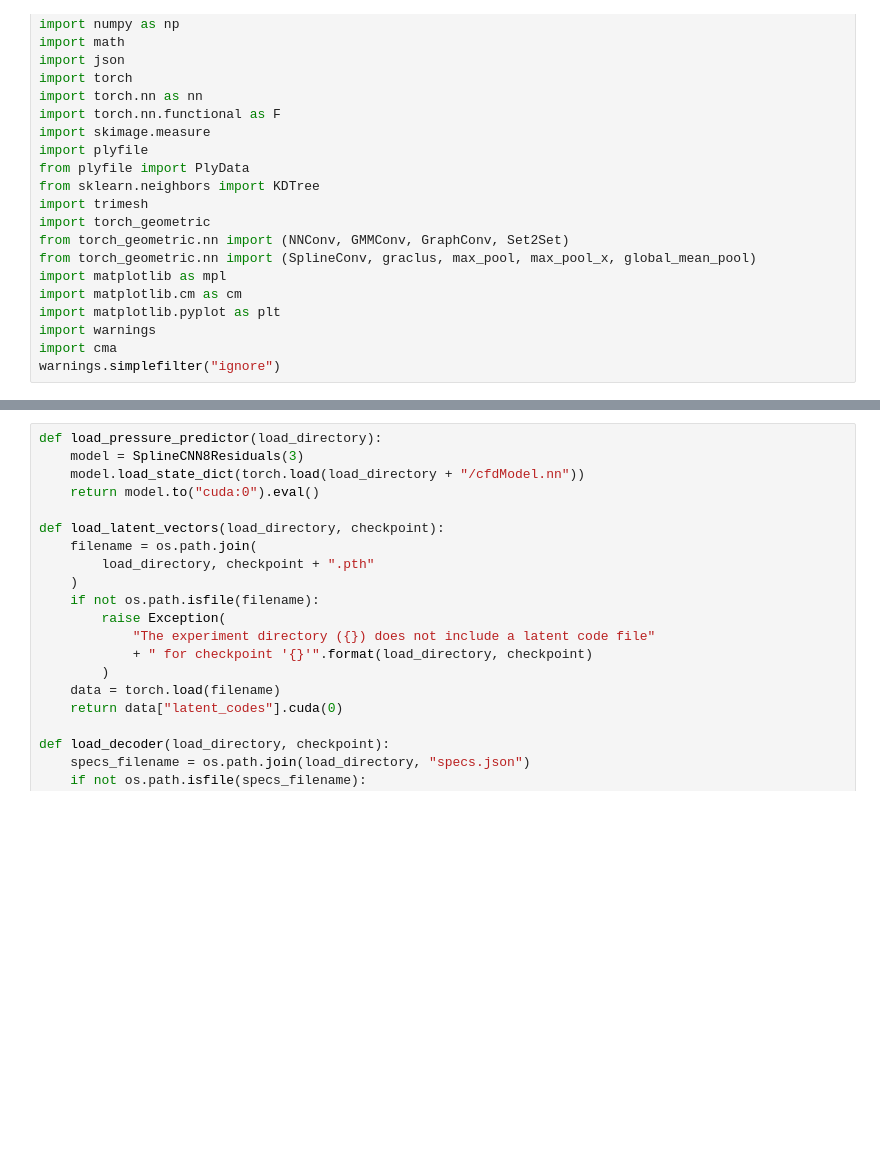
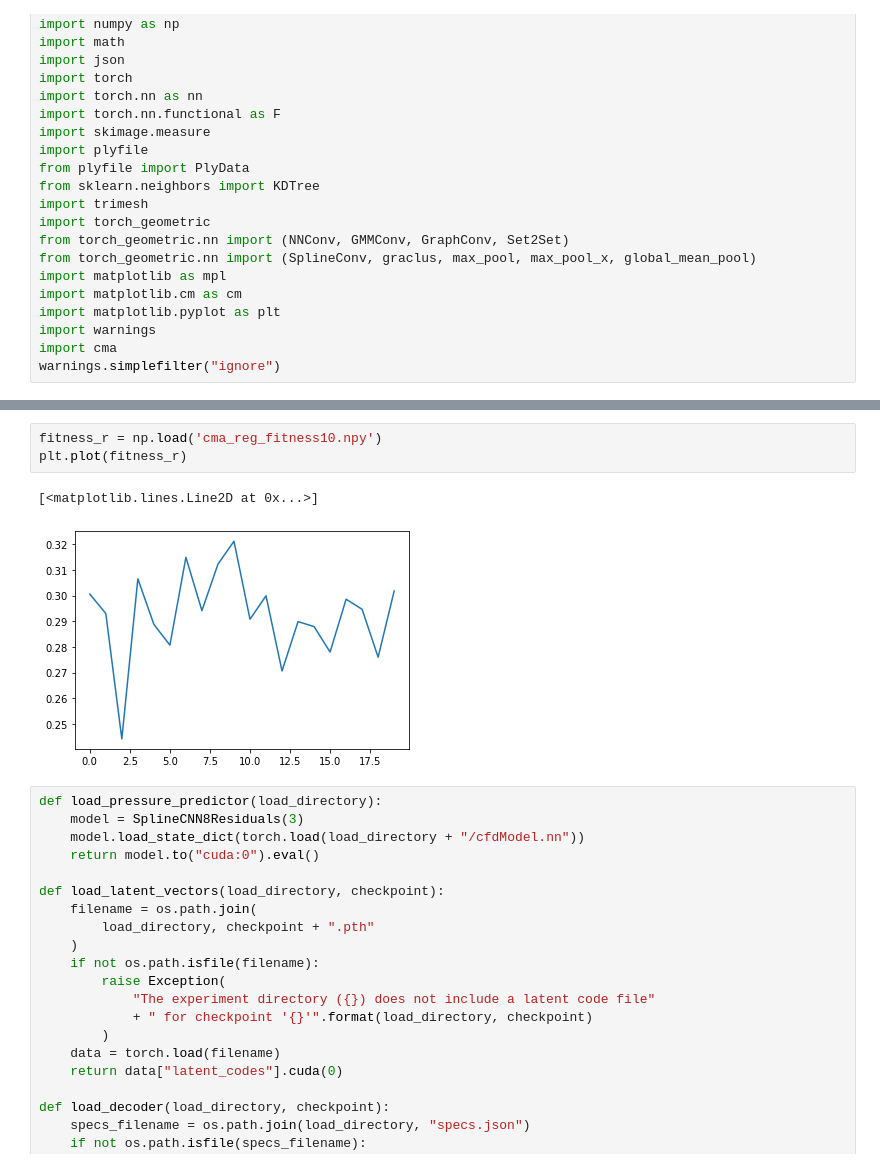
Before and after one commit to huajian1069/non-convex-optimisation, a Jupyter notebook: cuda0Run.ipynb, the cells around one changed output, grey strips where cells are left out. Drawn from its saved outputs; the diff is of its cells as text; blank space fills up the shorter version.

```diff
--- a/cuda0Run.ipynb
+++ b/cuda0Run.ipynb
@@ -25,3 +61,9 @@ warnings.simplefilter("ignore")
+# %%
+fitness_r = np.load('cma_reg_fitness10.npy')
+plt.plot(fitness_r)
+# %% [output]
+[<matplotlib.lines.Line2D at 0x...>]
+[figure, added]
 # %%
 def load_pressure_predictor(load_directory):
     model = SplineCNN8Residuals(3)
```
Also changed, not shown: parts of 6 cells of this notebook, 1 other file.
